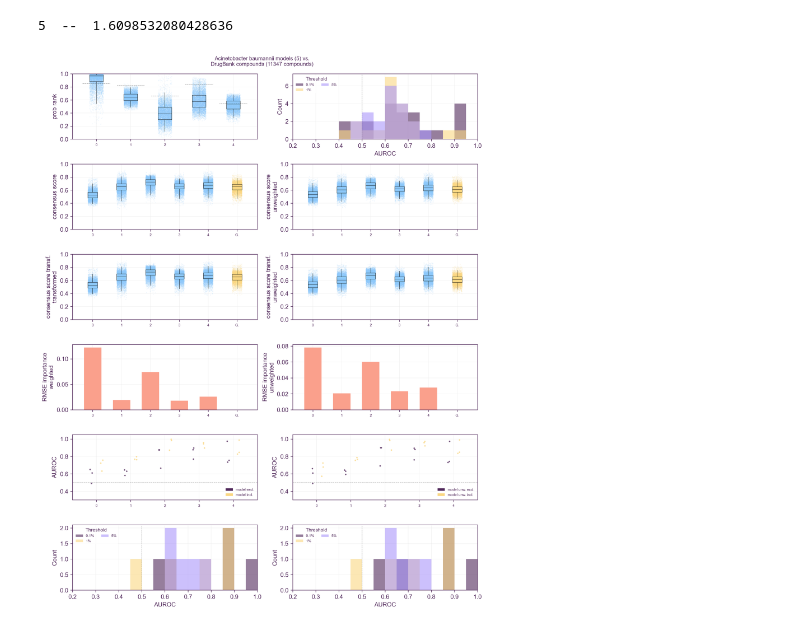
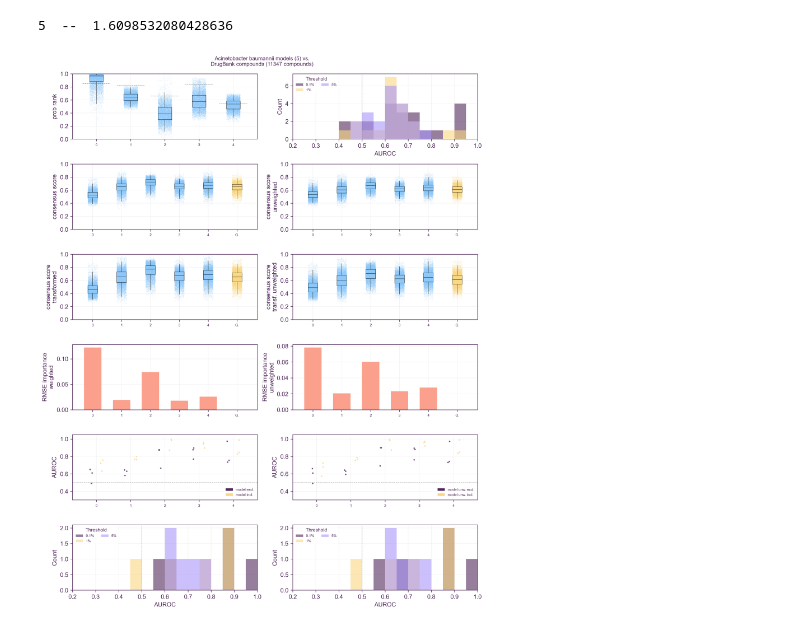
Before and after one commit to ersilia-os/chembl-antimicrobial-models, a Jupyter notebook: notebooks/16_training_models.ipynb, the cells around one changed output. Cells and saved outputs as stored; diff of their text form; code cells hidden in the pictures.

Commit message:
revert transform centering to median

```diff
--- a/notebooks/16_training_models.ipynb
+++ b/notebooks/16_training_models.ipynb
@@ -163,12 +163,12 @@ xlabels   = [c.replace("excluded_", "") for c in excl_cols] + ["global"]
 xlabels = [i for i in range(len(excl_cols))] + ['G.']
 NC  = len(all_cols)
 w_c = min(0.35, max(0.15, 1.0 / NC))
-ax.set_ylabel("consensus score transf.\ntransformed")
+ax.set_ylabel("consensus score\ntransformed")
 ax.set_ylim([0, 1])
 ax.set_xlim([-0.7, NC - 0.3])
 for i, col in enumerate(all_cols):
     color = pal.get(2)[1] if col == "consensus_score" else pal.get(8)[4]
-    _plot_col(ax, df13_consensus[col].dropna().values, i, w_c, color)
+    _plot_col(ax, df13_consensus_transf[col].dropna().values, i, w_c, color)
 ax.set_xticks(range(NC))
 ax.set_xticklabels(xlabels, rotation=0, size=6)
 ax.set_xlabel(None)
@@ -181,12 +181,12 @@ xlabels   = [c.replace("excluded_", "") for c in excl_cols] + ["global"]
 xlabels = [i for i in range(len(excl_cols))] + ['G.']
 NC  = len(all_cols)
 w_c = min(0.35, max(0.15, 1.0 / NC))
-ax.set_ylabel("consensus score transf.\nunweighted")
+ax.set_ylabel("consensus score\ntransf. unweighted")
 ax.set_ylim([0, 1])
 ax.set_xlim([-0.7, NC - 0.3])
 for i, col in enumerate(all_cols):
     color = pal.get(2)[1] if col == "consensus_score" else pal.get(8)[4]
-    _plot_col(ax, df13_consensus_unw[col].dropna().values, i, w_c, color)
+    _plot_col(ax, df13_consensus_unw_transf[col].dropna().values, i, w_c, color)
 ax.set_xticks(range(NC))
 ax.set_xticklabels(xlabels, rotation=0, size=6)
 ax.set_xlabel(None)
@@ -272,31 +272,31 @@ THRESH_LABELS = ["0.1%", "1%", "5%"]
 colors        = pal.get(4)
 
 ax = axs.next()
 ax.set_xlabel("AUROC")
 ax.set_ylabel("Count")
 ax.set_xlim([0.2, 1])
 bins = np.arange(0, 1.1, 0.05)
 for col, label, color in zip(THRESH_COLS, THRESH_LABELS, colors):
     ax.hist(df_recap_consensus_exc[col].dropna().values, bins=bins, alpha=0.6, label=label, color=color)
 ax.axvline(0.5, lw=0.6, ls="--", color="k", alpha=0.4)
 ax.legend(title="Threshold", fontsize=6, ncol=2, loc="upper left")
 
 # ── [9] AUROC recapitulation vs consensus (unweighted) ──
 THRESH_COLS   = ["auroc_0.1pct", "auroc_1pct", "auroc_5pct"]
 THRESH_LABELS = ["0.1%", "1%", "5%"]
 colors        = pal.get(4)
 
 ax = axs.next()
 ax.set_xlabel("AUROC")
 ax.set_ylabel("Count")
 ax.set_xlim([0.2, 1])
 bins = np.arange(0, 1.1, 0.05)
 for col, label, color in zip(THRESH_COLS, THRESH_LABELS, colors):
     ax.hist(df_recap_consensus_exc_unw[col].dropna().values, bins=bins, alpha=0.6, label=label, color=color)
 ax.axvline(0.5, lw=0.6, ls="--", color="k", alpha=0.4)
 ax.legend(title="Threshold", fontsize=6, ncol=2, loc="upper left")
 
 
 plt.show()
 # %% [output]
-[figure, old version]
+[figure, new version]
```
Also changed, not shown: 1 other file.
